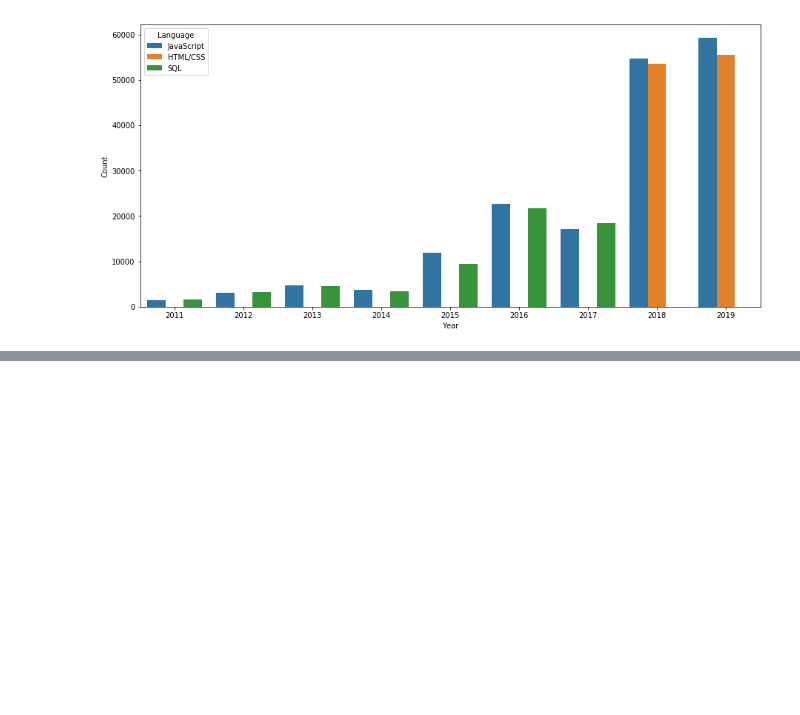
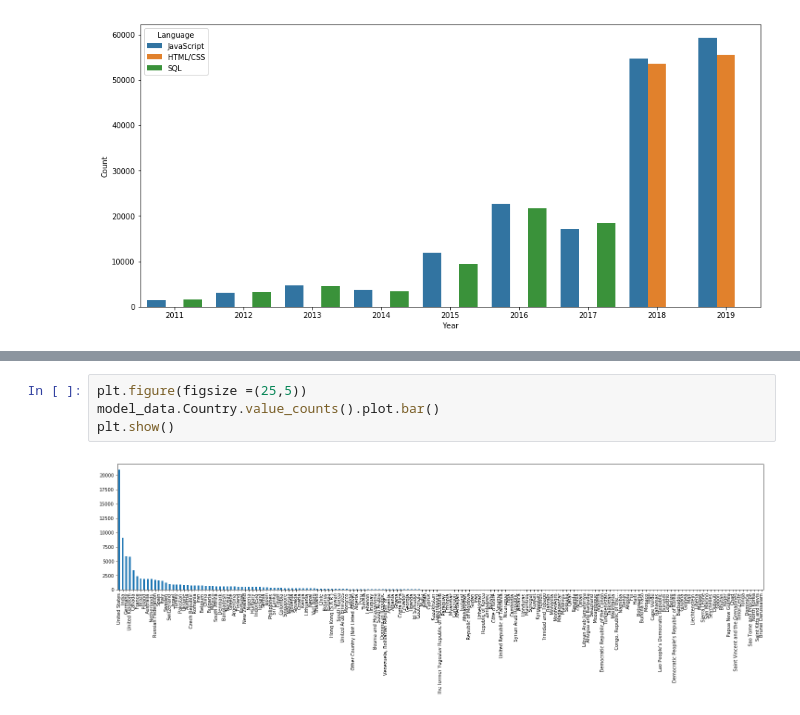
Before and after one commit to alssalo/stack-overflow, a Jupyter notebook: stack.ipynb, the cells around one changed output, grey strips where cells are left out. Drawn from its saved outputs; the diff is of its cells as text; blank space fills up the shorter version.

```diff
--- a/stack.ipynb
+++ b/stack.ipynb
@@ -105,0 +203,6 @@ fig, ax = plt.subplots()
+# %%
+plt.figure(figsize =(25,5))
+model_data.Country.value_counts().plot.bar()
+plt.show()
+# %% [output]
+[figure, added]
```
Also changed, not shown: parts of 24 cells of this notebook.
